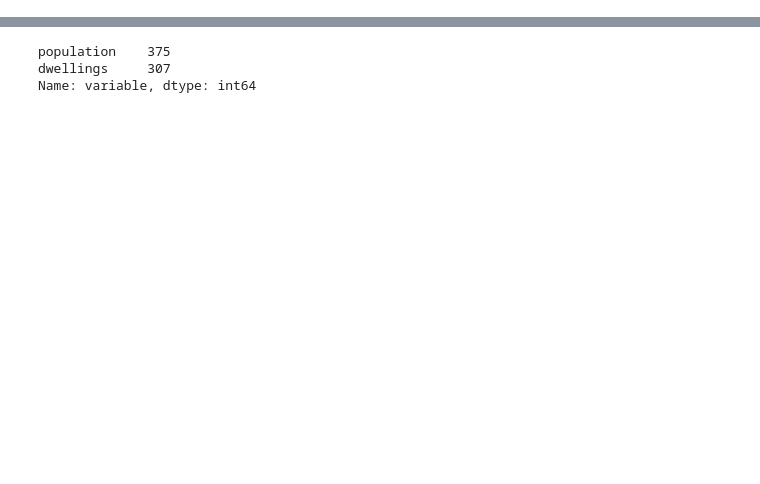
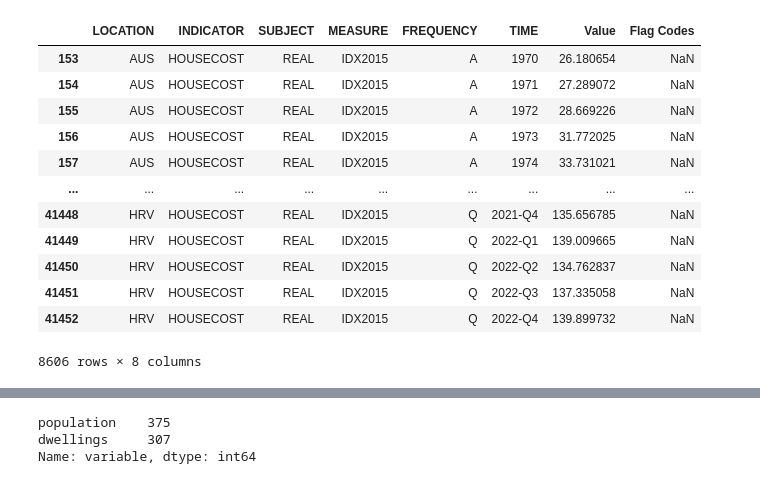
Before and after one commit to FM-ds/FM-ds.github.io, a Jupyter notebook: EconOb/Housing/housing.ipynb, the cells around one changed output, grey strips where cells are left out. Cells and saved outputs as stored; diff of their text form; code cells hidden in the pictures; blank space fills up the shorter version.

```diff
--- a/EconOb/Housing/housing.ipynb
+++ b/EconOb/Housing/housing.ipynb
@@ -37,0 +263,20 @@ df.to_csv('housing_eur_cities.csv', index=False)
+# %%
+c_df = pd.read_csv('house_prices.csv')
+# %%
+c_df = c_df.query('SUBJECT == "REAL"')
+# %%
+c_df
+# %% [output]
+|  | LOCATION | INDICATOR | SUBJECT | MEASURE | FREQUENCY | TIME | Value | Flag Codes |
+| 153 | AUS | HOUSECOST | REAL | IDX2015 | A | 1970 | 26.180654 | NaN |
+| 154 | AUS | HOUSECOST | REAL | IDX2015 | A | 1971 | 27.289072 | NaN |
+| 155 | AUS | HOUSECOST | REAL | IDX2015 | A | 1972 | 28.669226 | NaN |
+| 156 | AUS | HOUSECOST | REAL | IDX2015 | A | 1973 | 31.772025 | NaN |
+| 157 | AUS | HOUSECOST | REAL | IDX2015 | A | 1974 | 33.731021 | NaN |
+| ... | ... | ... | ... | ... | ... | ... | ... | ... |
+| 41448 | HRV | HOUSECOST | REAL | IDX2015 | Q | 2021-Q4 | 135.656785 | NaN |
+| 41449 | HRV | HOUSECOST | REAL | IDX2015 | Q | 2022-Q1 | 139.009665 | NaN |
+| 41450 | HRV | HOUSECOST | REAL | IDX2015 | Q | 2022-Q2 | 134.762837 | NaN |
+| 41451 | HRV | HOUSECOST | REAL | IDX2015 | Q | 2022-Q3 | 137.335058 | NaN |
+| 41452 | HRV | HOUSECOST | REAL | IDX2015 | Q | 2022-Q4 | 139.899732 | NaN |
+8606 rows × 8 columns
```
Also changed, not shown: parts of 54 cells of this notebook, 53 other files.
